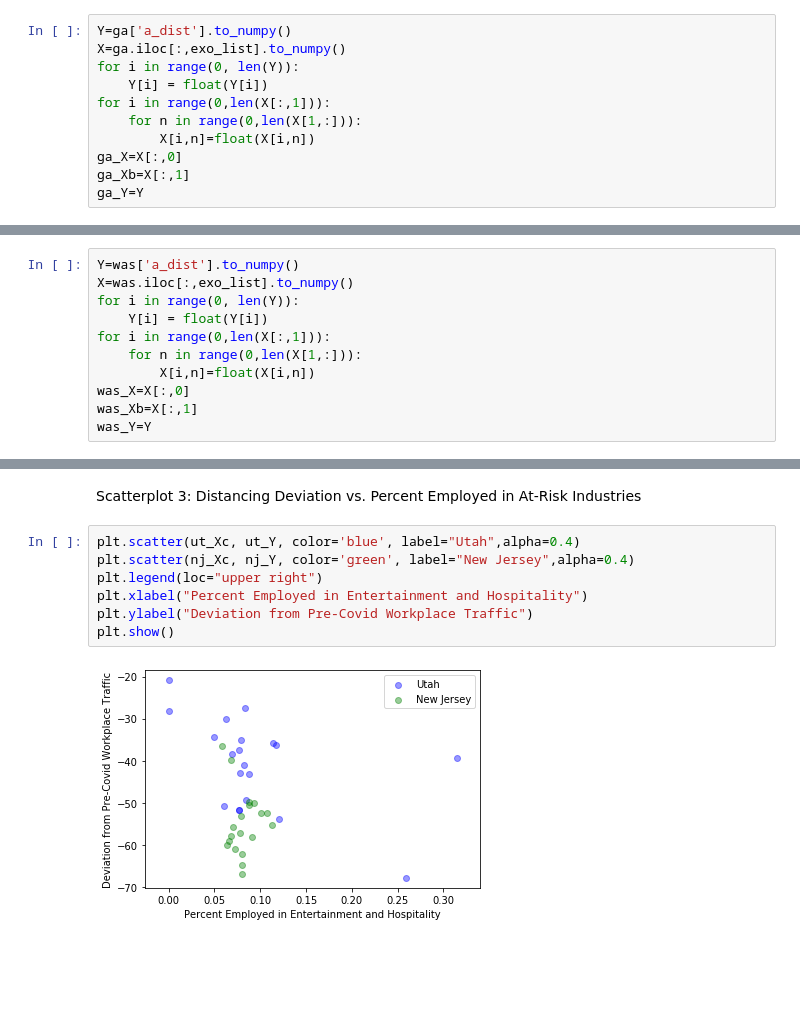
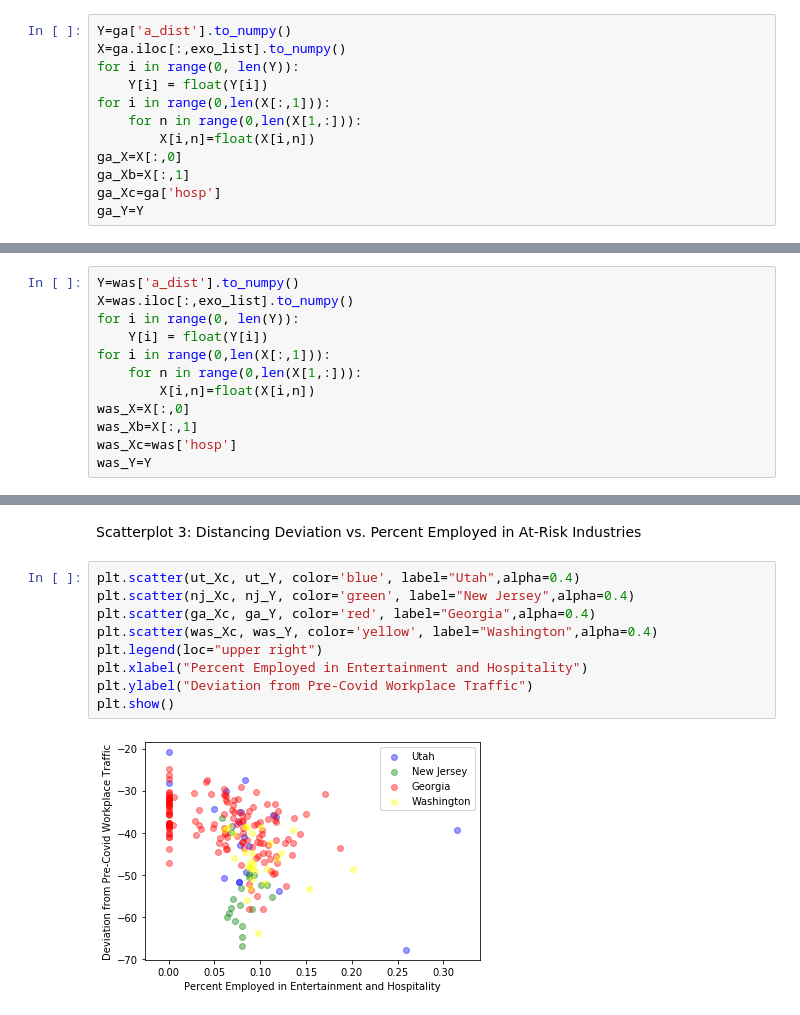
Before and after one commit to zb3qk/Social-Distancing-By-Occupation, a Jupyter notebook: regressions.ipynb, the cells around one changed output, grey strips where cells are left out. Drawn from its saved outputs; the diff is of its cells as text; blank space fills up the shorter version.

```diff
--- a/regressions.ipynb
+++ b/regressions.ipynb
@@ -253,6 +253,7 @@ for i in range(0,len(X[:,1])):
         X[i,n]=float(X[i,n])
 ga_X=X[:,0]
 ga_Xb=X[:,1]
+ga_Xc=ga['hosp']
 ga_Y=Y
 # %%
 ga_reg = lm.LinearRegression().fit(X, Y)
@@ -321,6 +322,7 @@ for i in range(0,len(X[:,1])):
         X[i,n]=float(X[i,n])
 was_X=X[:,0]
 was_Xb=X[:,1]
+was_Xc=was['hosp']
 was_Y=Y
 # %%
 was_reg = lm.LinearRegression().fit(X, Y)
@@ -397,9 +417,11 @@ Scatterplot 3: Distancing Deviation vs. Percent Employed in At-Risk Industries
 # %%
 plt.scatter(ut_Xc, ut_Y, color='blue', label="Utah",alpha=0.4)
 plt.scatter(nj_Xc, nj_Y, color='green', label="New Jersey",alpha=0.4)
+plt.scatter(ga_Xc, ga_Y, color='red', label="Georgia",alpha=0.4)
+plt.scatter(was_Xc, was_Y, color='yellow', label="Washington",alpha=0.4)
 plt.legend(loc="upper right")
 plt.xlabel("Percent Employed in Entertainment and Hospitality")
 plt.ylabel("Deviation from Pre-Covid Workplace Traffic")
 plt.show()
 # %% [output]
-[figure, old version]
+[figure, new version]
```
Also changed, not shown: parts of 3 cells of this notebook.
